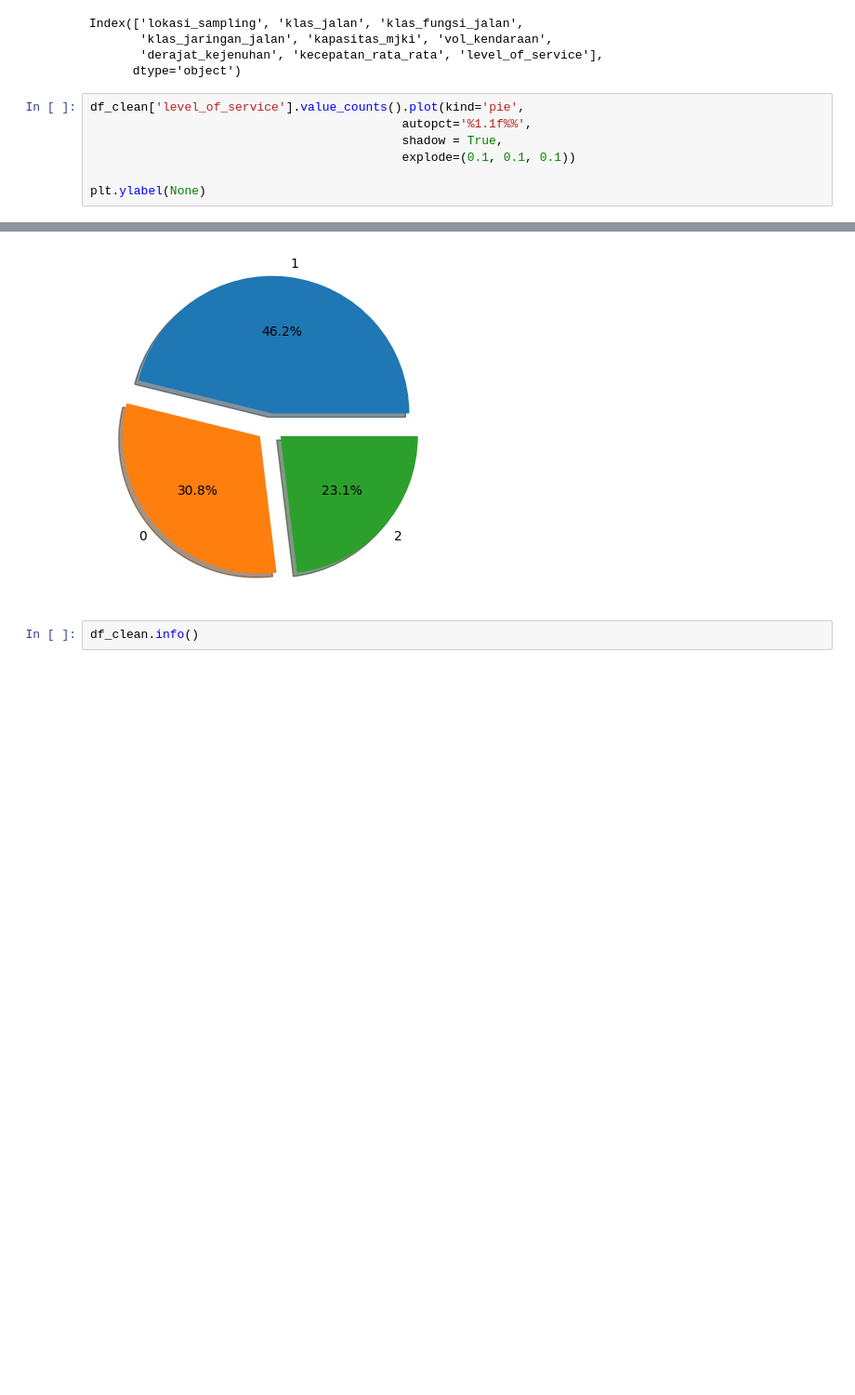
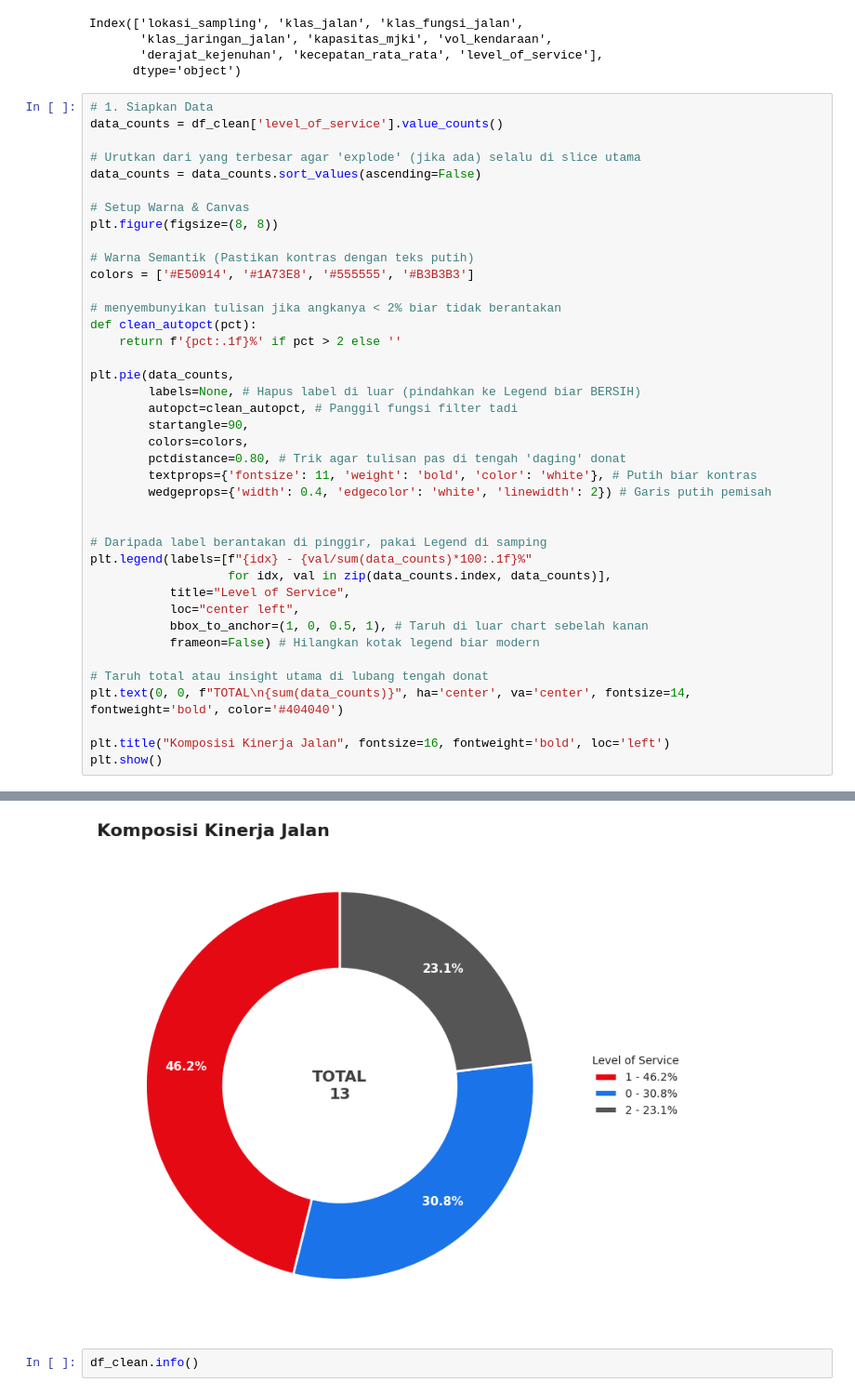
Before and after one commit to ghatpreneur/Data-Analytics-Project, a Jupyter notebook: Traffic Level of Service/Surabaya.ipynb, the cells around one changed output, grey strips where cells are left out. Shown at 93% size. Saved outputs shown, nothing was run; the diff lists cells and outputs as text; blank space fills up the shorter version.

```diff
--- a/Traffic Level of Service/Surabaya.ipynb
+++ b/Traffic Level of Service/Surabaya.ipynb
@@ -191,10 +267,43 @@ Index(['lokasi_sampling', 'klas_jalan', 'klas_fungsi_jalan',
        'derajat_kejenuhan', 'kecepatan_rata_rata', 'level_of_service'],
       dtype='object')
 # %%
-df_clean['level_of_service'].value_counts().plot(kind='pie',
-                                           autopct='%1.1f%%',
-                                           shadow = True,
-                                           explode=(0.1, 0.1, 0.1))
+# 1. Siapkan Data
+data_counts = df_clean['level_of_service'].value_counts()
 
-plt.ylabel(None)
+# Urutkan dari yang terbesar agar 'explode' (jika ada) selalu di slice utama
+data_counts = data_counts.sort_values(ascending=False)
+
+# Setup Warna & Canvas
+plt.figure(figsize=(8, 8))
+
+# Warna Semantik (Pastikan kontras dengan teks putih)
+colors = ['#E50914', '#1A73E8', '#555555', '#B3B3B3']
+
+# menyembunyikan tulisan jika angkanya < 2% biar tidak berantakan
+def clean_autopct(pct):
+    return f'{pct:.1f}%' if pct > 2 else ''
+
+plt.pie(data_counts,
+        labels=None, # Hapus label di luar (pindahkan ke Legend biar BERSIH)
+        autopct=clean_autopct, # Panggil fungsi filter tadi
+        startangle=90,
+        colors=colors,
+        pctdistance=0.80, # Trik agar tulisan pas di tengah 'daging' donat
+        textprops={'fontsize': 11, 'weight': 'bold', 'color': 'white'}, # Putih biar kontras
+        wedgeprops={'width': 0.4, 'edgecolor': 'white', 'linewidth': 2}) # Garis putih pemisah
+
+
+# Daripada label berantakan di pinggir, pakai Legend di samping
+plt.legend(labels=[f"{idx} - {val/sum(data_counts)*100:.1f}%"
+                   for idx, val in zip(data_counts.index, data_counts)],
+           title="Level of Service",
+           loc="center left",
+           bbox_to_anchor=(1, 0, 0.5, 1), # Taruh di luar chart sebelah kanan
+           frameon=False) # Hilangkan kotak legend biar modern
+
+# Taruh total atau insight utama di lubang tengah donat
+plt.text(0, 0, f"TOTAL\n{sum(data_counts)}", ha='center', va='center', fontsize=14, fontweight='bold', color='#404040')
+
+plt.title("Komposisi Kinerja Jalan", fontsize=16, fontweight='bold', loc='left')
+plt.show()
 # %% [output]
@@ -202,4 +310,4 @@ Text(0, 0.5, '')
-[figure, old version]
+[figure, new version]
 # %%
 df_clean.info()
 # %% [output]
```
Also changed, not shown: parts of 21 cells of this notebook.
